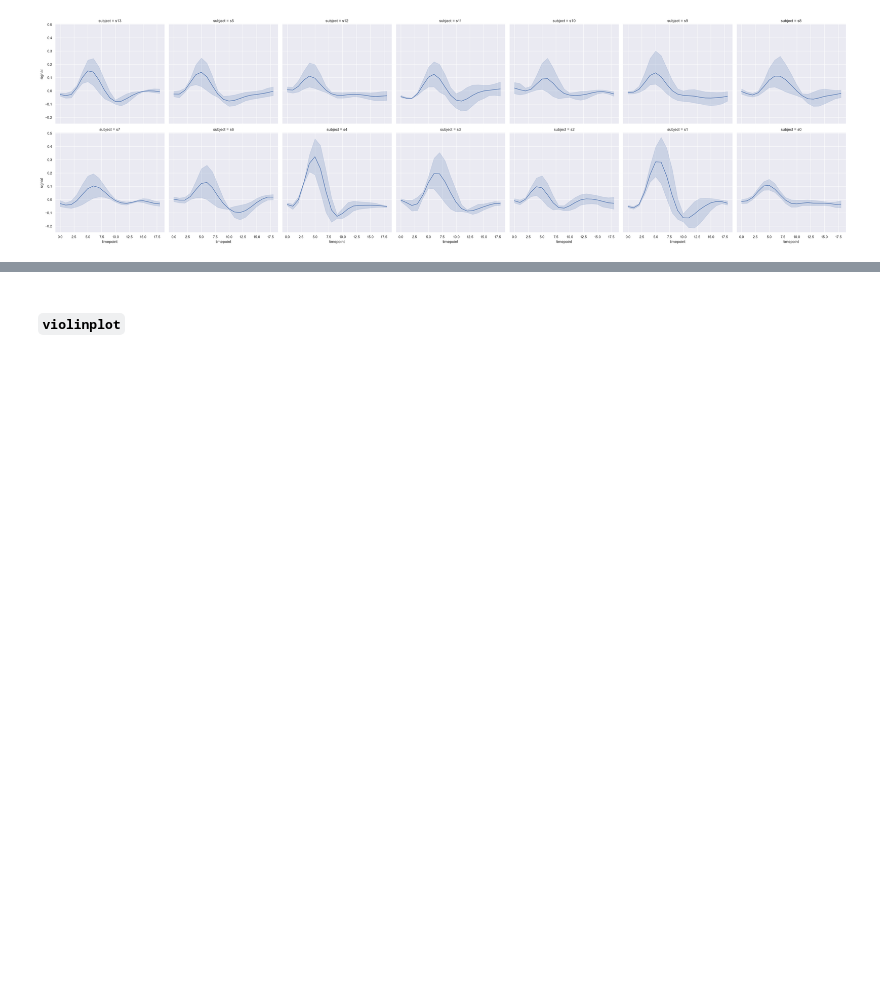
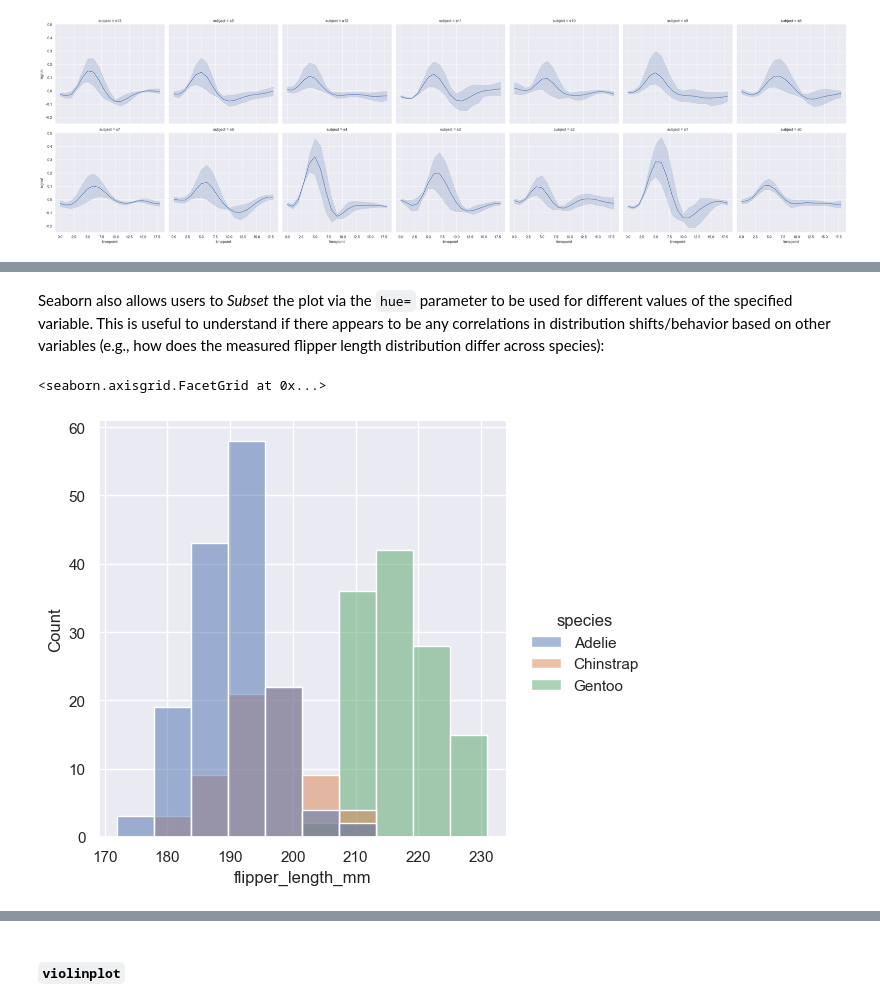
Before and after one commit to rjrdev/machine-learning-cheatsheets, a Jupyter notebook: 3_matplotlib_seaborn.ipynb, the cells around one changed output, grey strips where cells are left out. Drawn from its saved outputs; the diff is of its cells as text; code cells hidden in the pictures; blank space fills up the shorter version.

```diff
--- a/3_matplotlib_seaborn.ipynb
+++ b/3_matplotlib_seaborn.ipynb
@@ -406,0 +472,7 @@ sns.relplot(
+# %% [markdown]
+Seaborn also allows users to *Subset* the plot via the `hue=` parameter to be used for different values of the specified variable. This is useful to understand if there appears to be any correlations in distribution shifts/behavior based on other variables (e.g., how does the measured flipper length distribution differ across species):
+# %%
+sns.displot(penguins, x="flipper_length_mm", hue="species")
+# %% [output]
+<seaborn.axisgrid.FacetGrid at 0x...>
+[figure, added]
```
Also changed, not shown: parts of 48 cells of this notebook.
